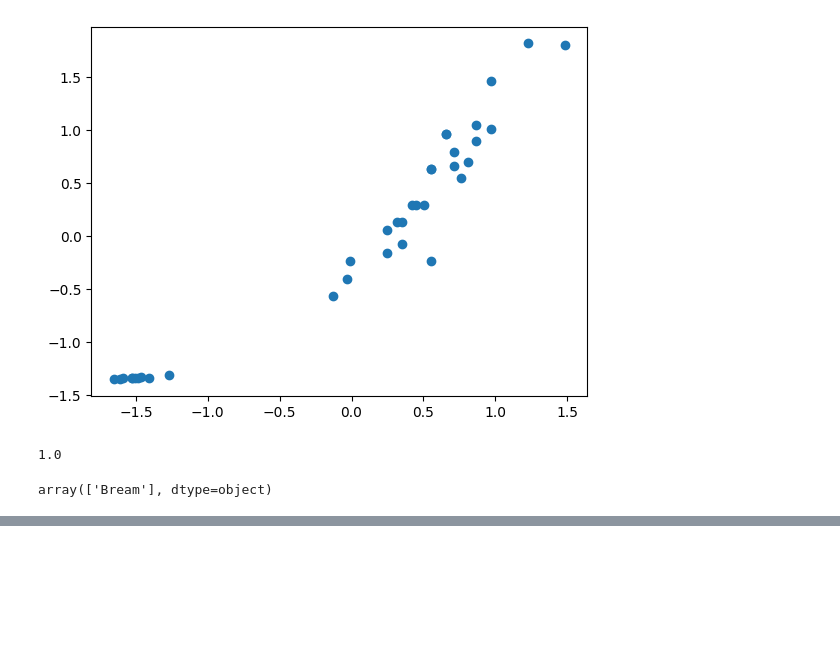
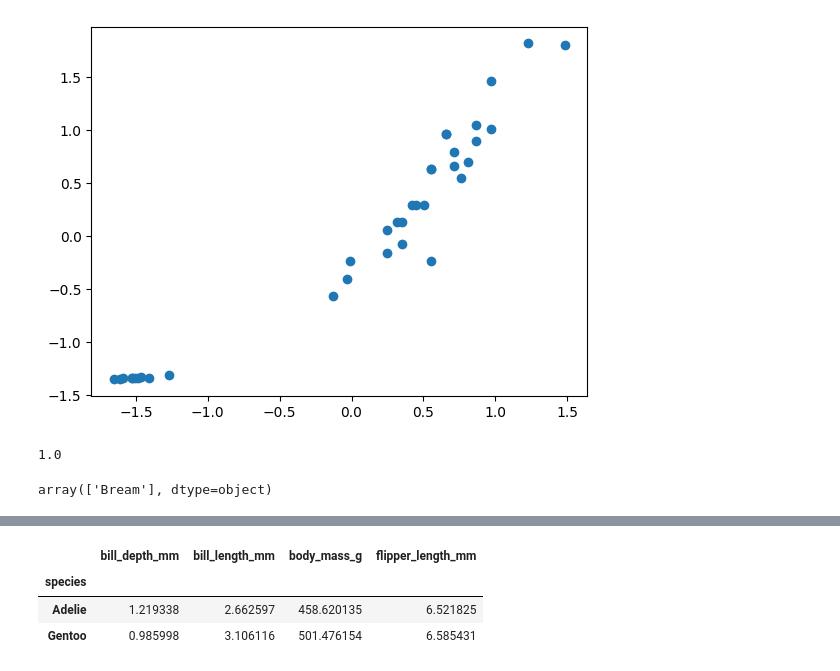
Before and after one commit to alslsol/ml, a Jupyter notebook: 2-2.ipynb, the cells around one changed output, grey strips where cells are left out. Cells and saved outputs as stored; diff of their text form; code cells hidden in the pictures; blank space fills up the shorter version.

```diff
--- a/2-2.ipynb
+++ b/2-2.ipynb
@@ -108,0 +165,10 @@ array(['Bream'], dtype=object)
+# %%
+# 표준편차 차이 비교해보기
+df_copy.pivot_table(index='species',\
+                    values=['bill_length_mm', 'bill_depth_mm', 'flipper_length_mm', 'body_mass_g'],\
+                    aggfunc='std')
+# %% [output]
+|  | bill_depth_mm | bill_length_mm | body_mass_g | flipper_length_mm |
+| species |  |  |  |  |
+| Adelie | 1.219338 | 2.662597 | 458.620135 | 6.521825 |
+| Gentoo | 0.985998 | 3.106116 | 501.476154 | 6.585431 |
```
Also changed, not shown: parts of 10 cells of this notebook.
